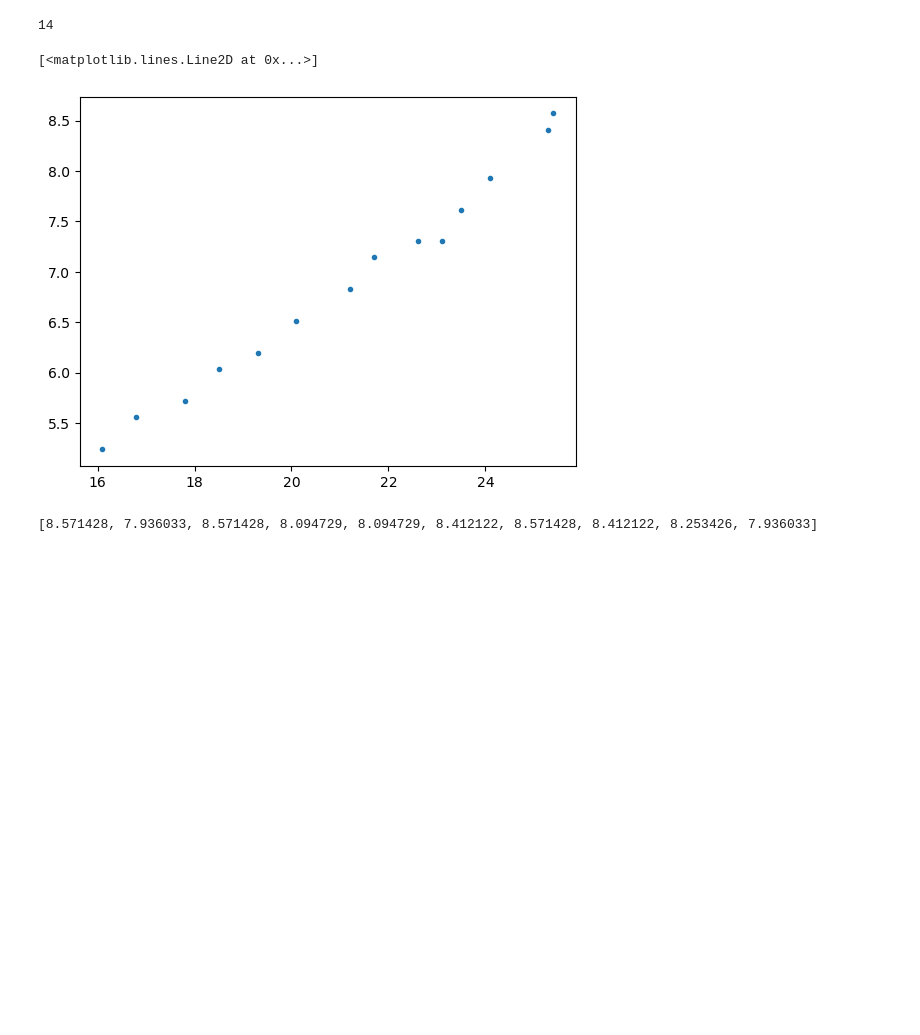
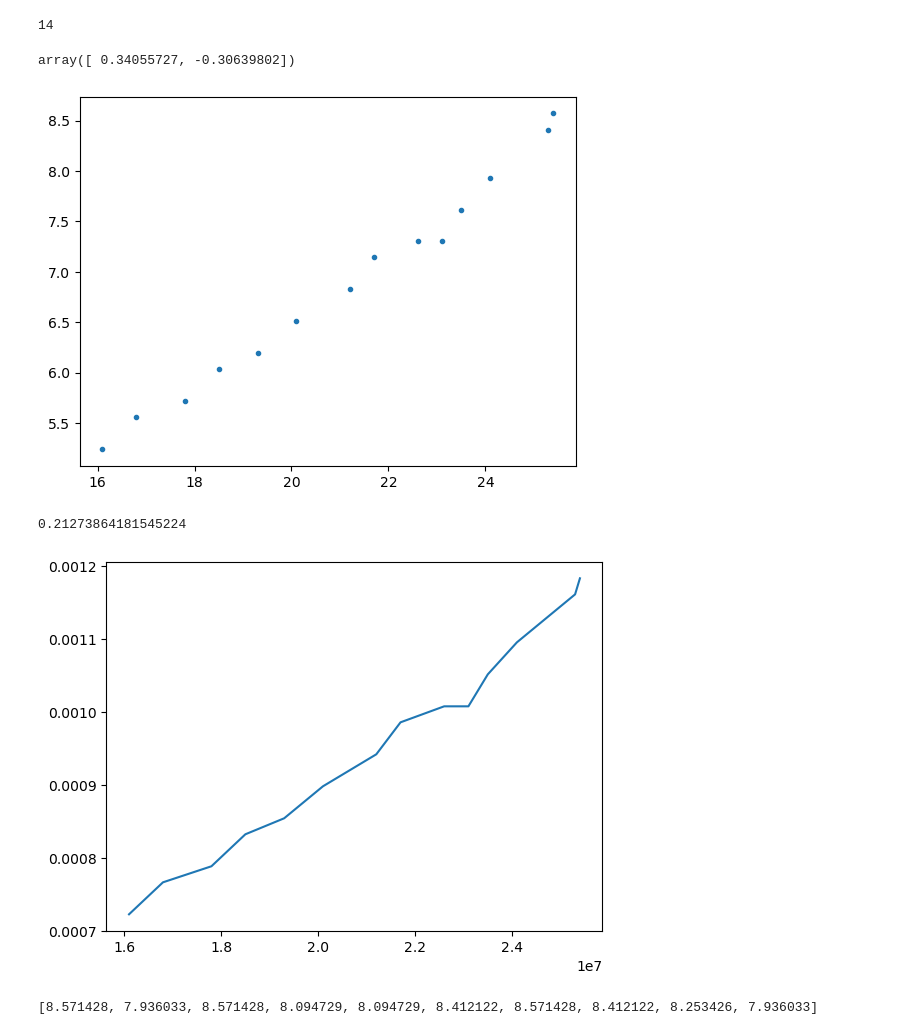
Before and after one commit to Focus9752/Kvant2-lab, a Jupyter notebook: CSV_data/Andre sanger.ipynb, the cells around one changed output. Drawn from its saved outputs; the diff is of its cells as text; code cells hidden in the pictures; blank space fills up the shorter version.

```diff
--- a/CSV_data/Andre sanger.ipynb
+++ b/CSV_data/Andre sanger.ipynb
@@ -80,6 +81,25 @@ ss = []
 for x in range(0,14):
     ss.append(stedsted[x][0])
 plt.plot(Low, ss, '.')
+
+def lin(x,a,b):
+    return a*x+b
+
+para , usikker = sc.optimize.curve_fit(lin, Low, ss)
+para
 # %% [output]
-[<matplotlib.lines.Line2D at 0x...>]
+array([ 0.34055727, -0.30639802])
 [figure]
+# %%
+mu_0 = 1.2566 * 10 **(-6)
+#Der omregnes fra volt til strøm:
+Strøm = ss / np.sqrt(5**2 + 2**2)
+#Der omregnes fra strøm til magnetfelt:
+Magnet = (16*np.sqrt(5)/25)*124*mu_0*Strøm/0.3
+
+plt.plot(Lowlow,Magnet)
+para , usikker = sc.optimize.curve_fit(lin, Lowlow , Magnet)
+1/para[0]/10**11
+# %% [output]
+0.21273864181545224
+[figure, added]
```
Also changed, not shown: parts of 2 cells of this notebook.
